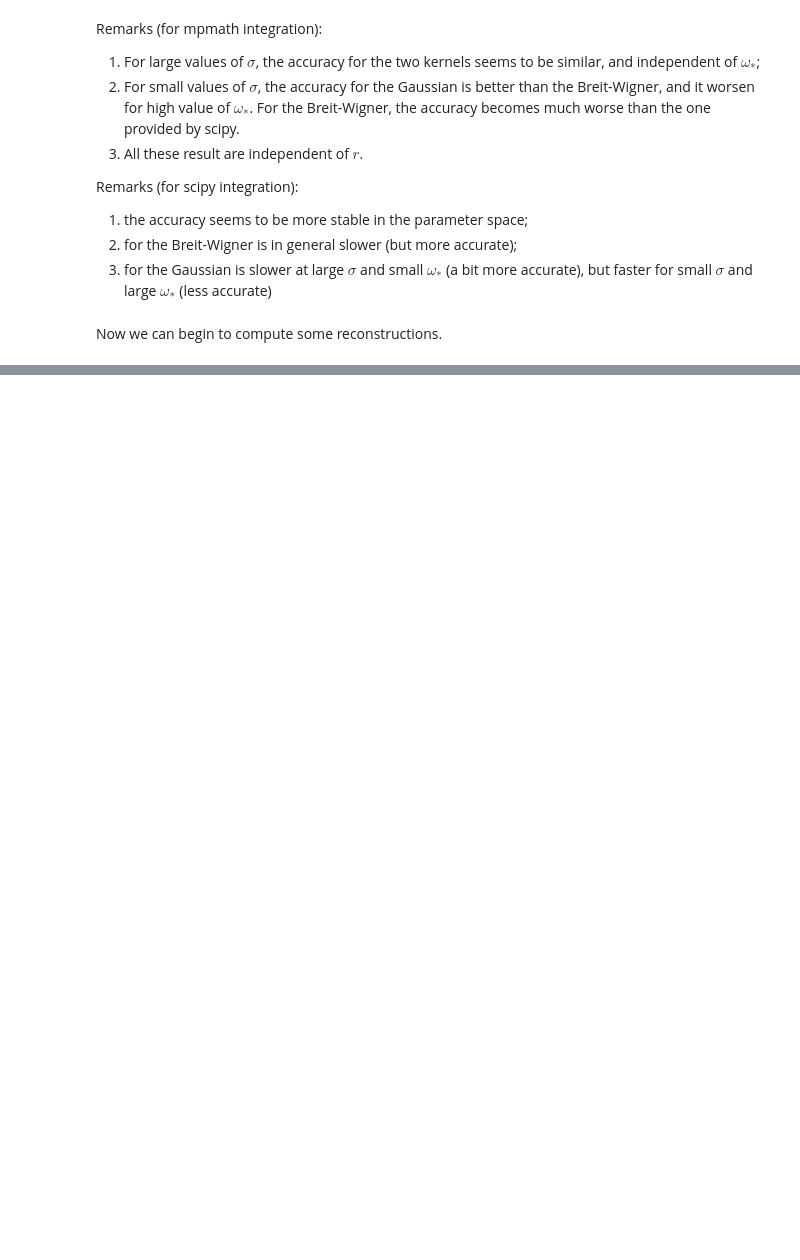
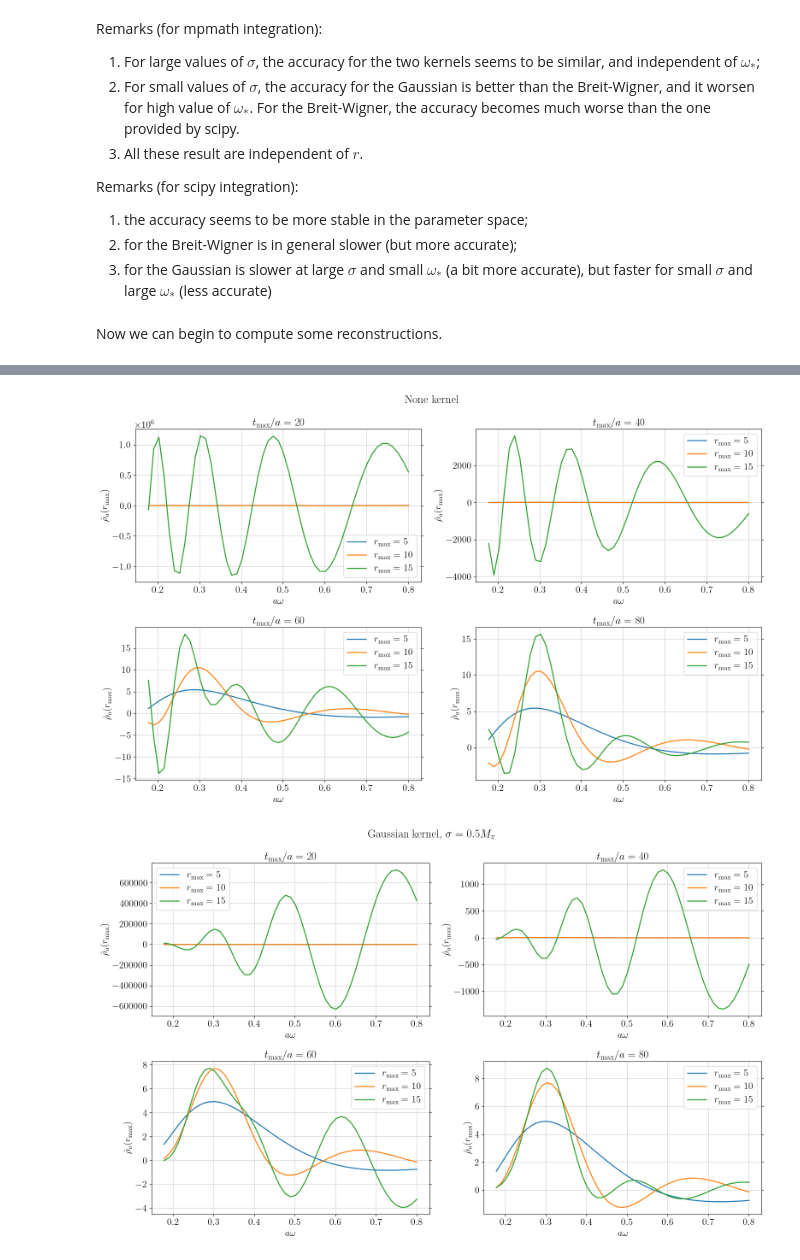
Before and after one commit to DiegoToniolo/Analysis_spectral_densities, a Jupyter notebook: discrete_bound_vbar.ipynb, the cells around one changed output, grey strips where cells are left out. Drawn from its saved outputs; the diff is of its cells as text; code cells hidden in the pictures; blank space fills up the shorter version.

Commit message:
Class utils, first reconstructions

```diff
--- a/discrete_bound_vbar.ipynb
+++ b/discrete_bound_vbar.ipynb
@@ -339,7 +424,7 @@ for ki in ker:
 # %% [markdown]
 For the time being, the sum does not converge.
 # %%
-w0, sigma = 10*M_PI, 2*M_PI
+w0, sigma = 2*M_PI, 0.5*M_PI
 r, ker = [2, 4, 6, 8, 10], ["Gaussian", "Breit-Wigner"]
 
 for ki in ker:
@@ -398,0 +556,32 @@ rho_hat_single = np.array([[[[[SDnumpy.rho(wi, corr[0:ti], ri, 0, ki, sigi) for
+# %%
+rho_hat_single = utils.read_data("out/vector/data/rho/rho_hat_single_a.txt")
+delta_rho_hat_single = utils.read_data("out/vector/data/rho/delta_rho_hat_single_a.txt")
+# %%
+w0 = np.linspace(2, 9, 51)*M_PI
+sigma = np.array([0.5, 1, 2])*M_PI
+ker = ["None", "Gaussian", "Breit-Wigner"]
+rmax = [5, 10, 15]
+tmax = [20, 40, 60, 80, 200]
+
+for ki in range(len(ker)):
+    for sigi in range(len(sigma)):
+        plt.figure(figsize=(16, 10))
+        for ti in range(len(tmax)-1):
+            plt.subplot(2, 2, ti+1)
+            for ri in range(len(rmax)):
+                plt.plot(w0, rho_hat_single[ki, sigi, ri, ti, :], label = r"$r_\mathrm{max} = \,\,$"+r"${}$".format(rmax[ri]))
+            plt.xlabel(r"$a\omega$")
+            plt.ylabel(r"$\hat{\rho}_a(r_\mathrm{max})$")
+            plt.legend()
+            plt.title(r"$t_\mathrm{max}/a = \,\,$"+r"${}$".format(tmax[ti]))
+        title = ker[ki]+r" kernel"
+        if ker[ki] != "None":
+            title += r", $\sigma = {} M_\pi$".format(sigma[sigi]/M_PI)
+        plt.suptitle(title)
+        plt.tight_layout()
+        plt.show()
+        if ker[ki] == "None":
+            break
+# %% [output]
+[figure, added]
+[figure, added]
```
Also changed, not shown: parts of 7 cells of this notebook.
